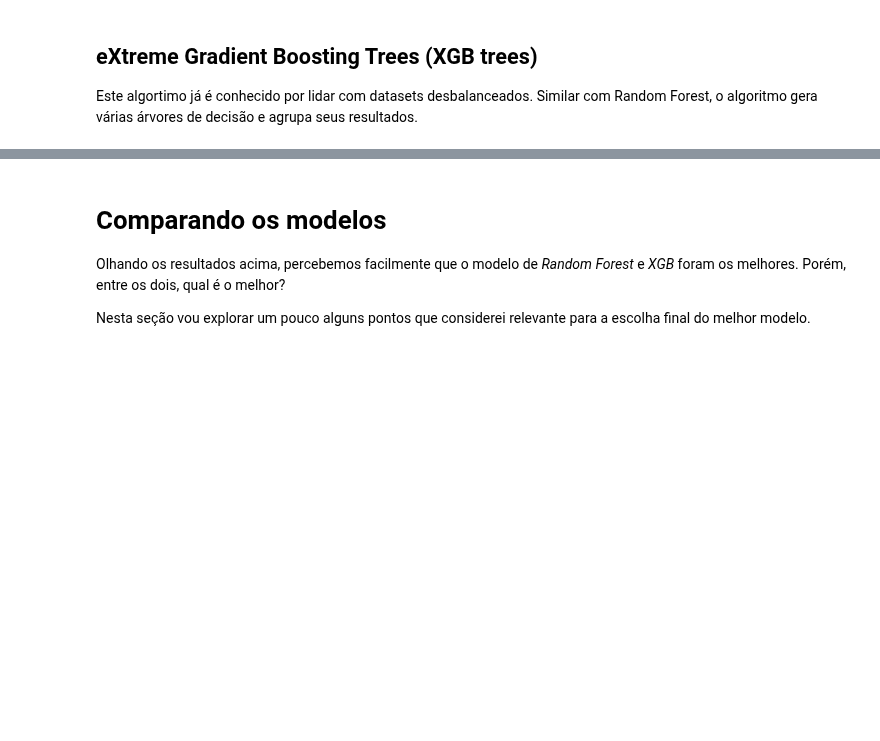
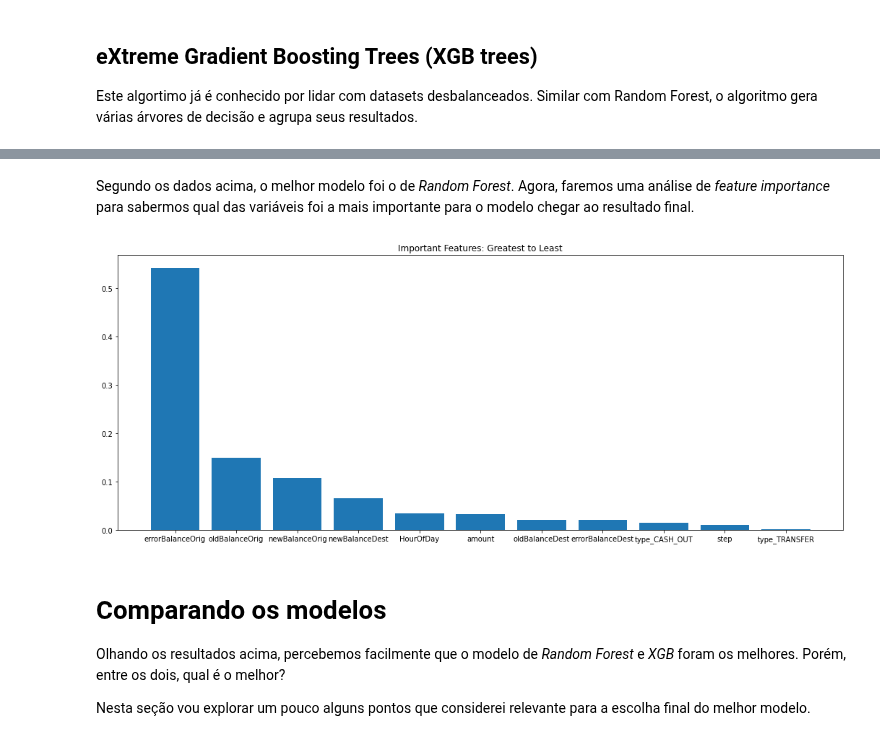
Before and after one commit to victormazevedo/predict-financial-fraud, a Jupyter notebook: Predict_Financial_Fraud.ipynb, the cells around one changed output, grey strips where cells are left out. Drawn from its saved outputs; the diff is of its cells as text; code cells hidden in the pictures; blank space fills up the shorter version.

Commit message:
Made Random Forest feature importance

```diff
--- a/Predict_Financial_Fraud.ipynb
+++ b/Predict_Financial_Fraud.ipynb
@@ -813,3 +813,19 @@ plt.show()
+# %% [markdown]
+Segundo os dados acima, o melhor modelo foi o de _Random Forest_.
+Agora, faremos uma análise de _feature importance_ para sabermos qual das variáveis foi a mais importante para o modelo chegar ao resultado final.
+# %%
+x = np.arange(ncols)
+
+importances = randomForest.feature_importances_
+
+sort_ind = np.argsort(importances)[::-1]
+plt.figure(figsize=(18,7))
+plt.bar(x, importances[sort_ind])
+plt.xticks(x,tuple(X.columns.values[sort_ind]))
+plt.title("Melhores features: do melhor para o pior")
+plt.show()
+# %% [output]
+[figure, added]
 # %% [markdown]
 # Comparando os modelos
 
```
Also changed, not shown: parts of 14 cells of this notebook.
